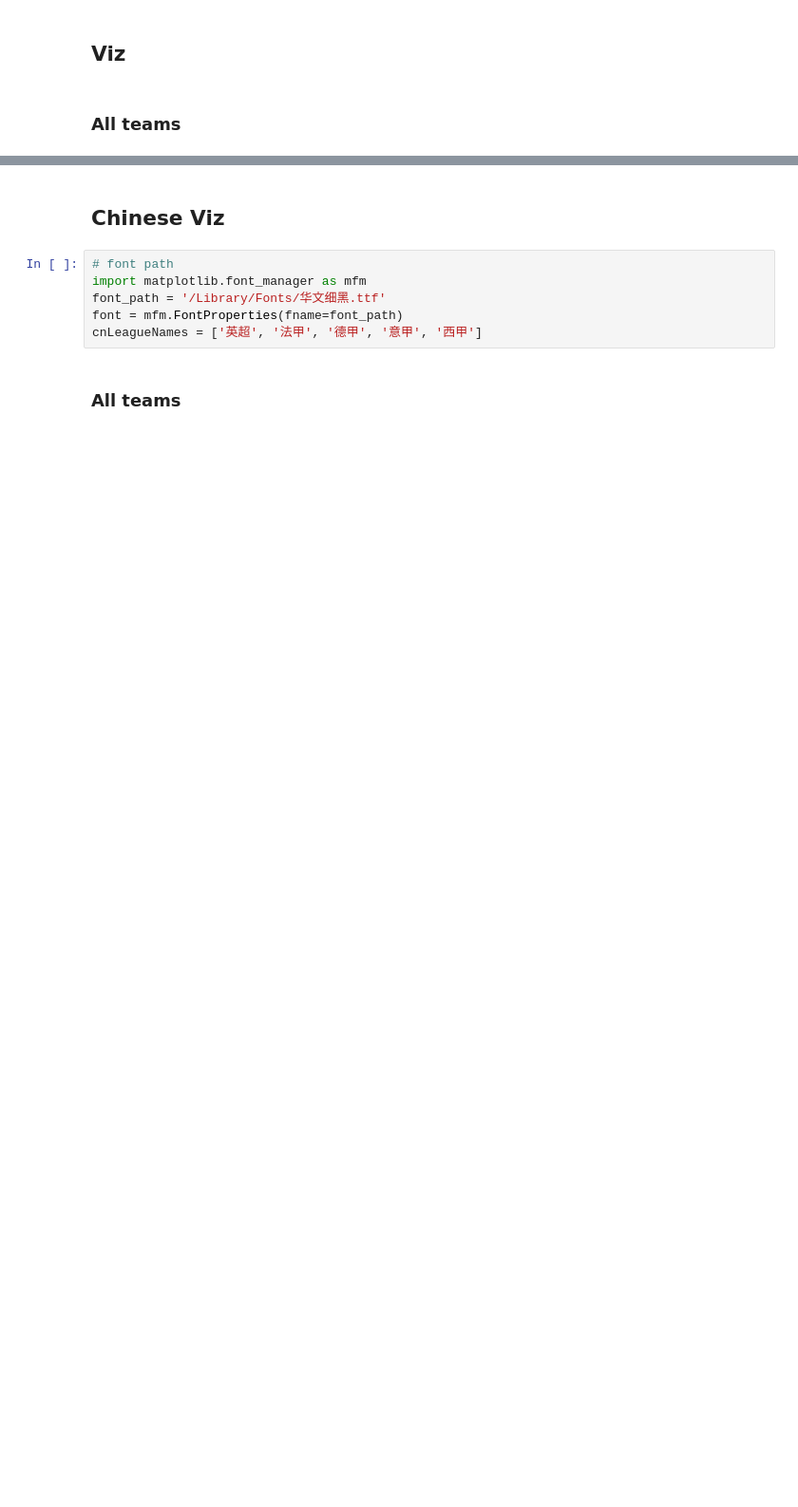
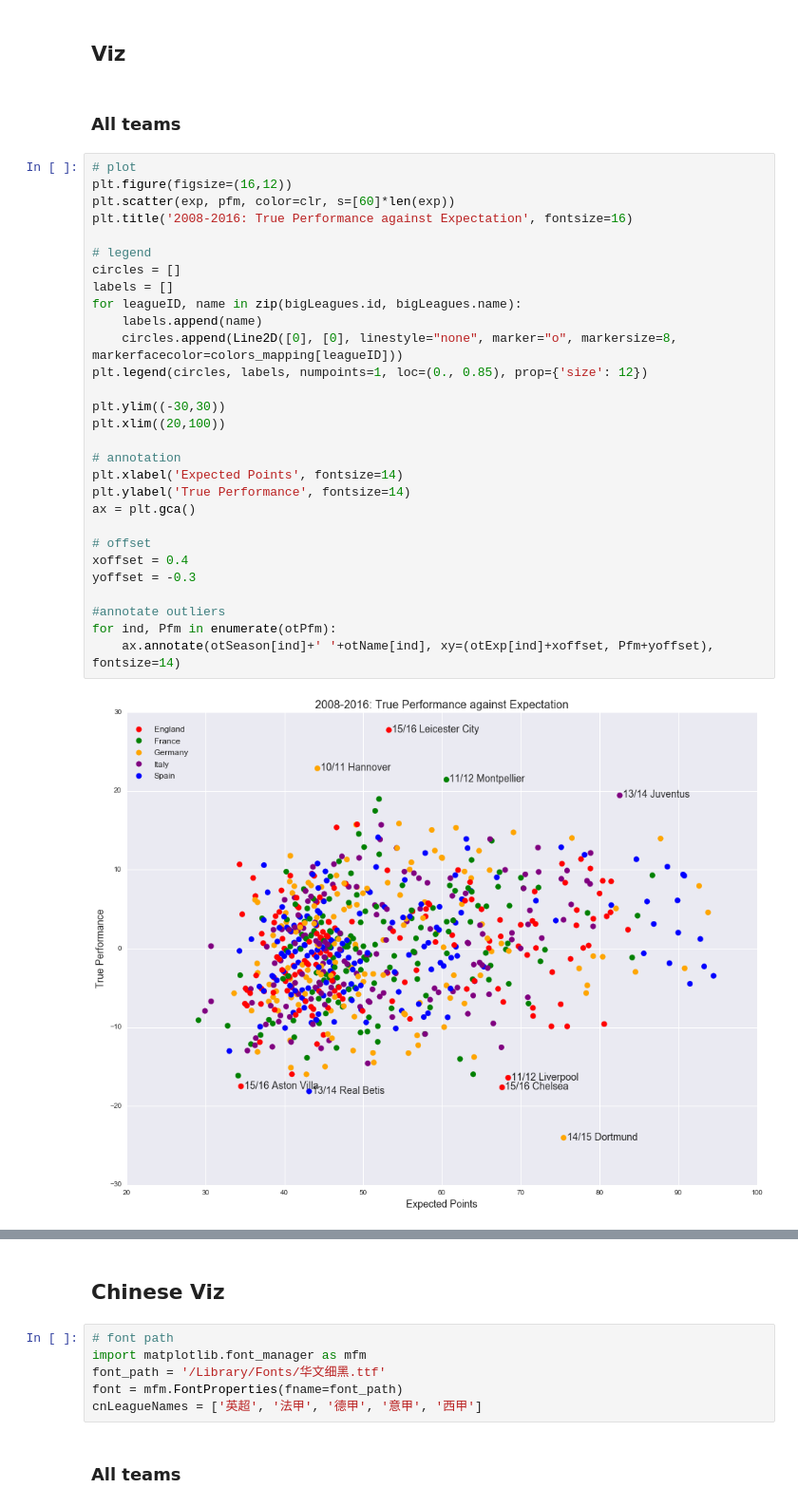
Before and after one commit to Jiaxigu/eu-football-analysis, a Jupyter notebook: eusoccer.ipynb, the cells around one changed output, grey strips where cells are left out. Shown at 95% size. Saved outputs shown, nothing was run; the diff lists cells and outputs as text; blank space fills up the shorter version.

```diff
--- a/eusoccer.ipynb
+++ b/eusoccer.ipynb
@@ -186,3 +229,34 @@ for season, seasonMatches in selectedMatches.groupby('season'):
 ## Viz
 # %% [markdown]
 ### All teams
+# %%
+# plot
+plt.figure(figsize=(16,12))
+plt.scatter(exp, pfm, color=clr, s=[60]*len(exp))
+plt.title('2008-2016: True Performance against Expectation', fontsize=16)
+
+# legend
+circles = []
+labels = []
+for leagueID, name in zip(bigLeagues.id, bigLeagues.name):
+    labels.append(name)
+    circles.append(Line2D([0], [0], linestyle="none", marker="o", markersize=8, markerfacecolor=colors_mapping[leagueID]))
+plt.legend(circles, labels, numpoints=1, loc=(0., 0.85), prop={'size': 12})
+
+plt.ylim((-30,30))
+plt.xlim((20,100))
+
+# annotation
+plt.xlabel('Expected Points', fontsize=14)
+plt.ylabel('True Performance', fontsize=14)
+ax = plt.gca()
+
+# offset
+xoffset = 0.4
+yoffset = -0.3
+
+#annotate outliers
+for ind, Pfm in enumerate(otPfm):
+    ax.annotate(otSeason[ind]+' '+otName[ind], xy=(otExp[ind]+xoffset, Pfm+yoffset), fontsize=14)
+# %% [output]
+[figure, added]
```
Also changed, not shown: parts of 19 cells of this notebook, 3 other files.
